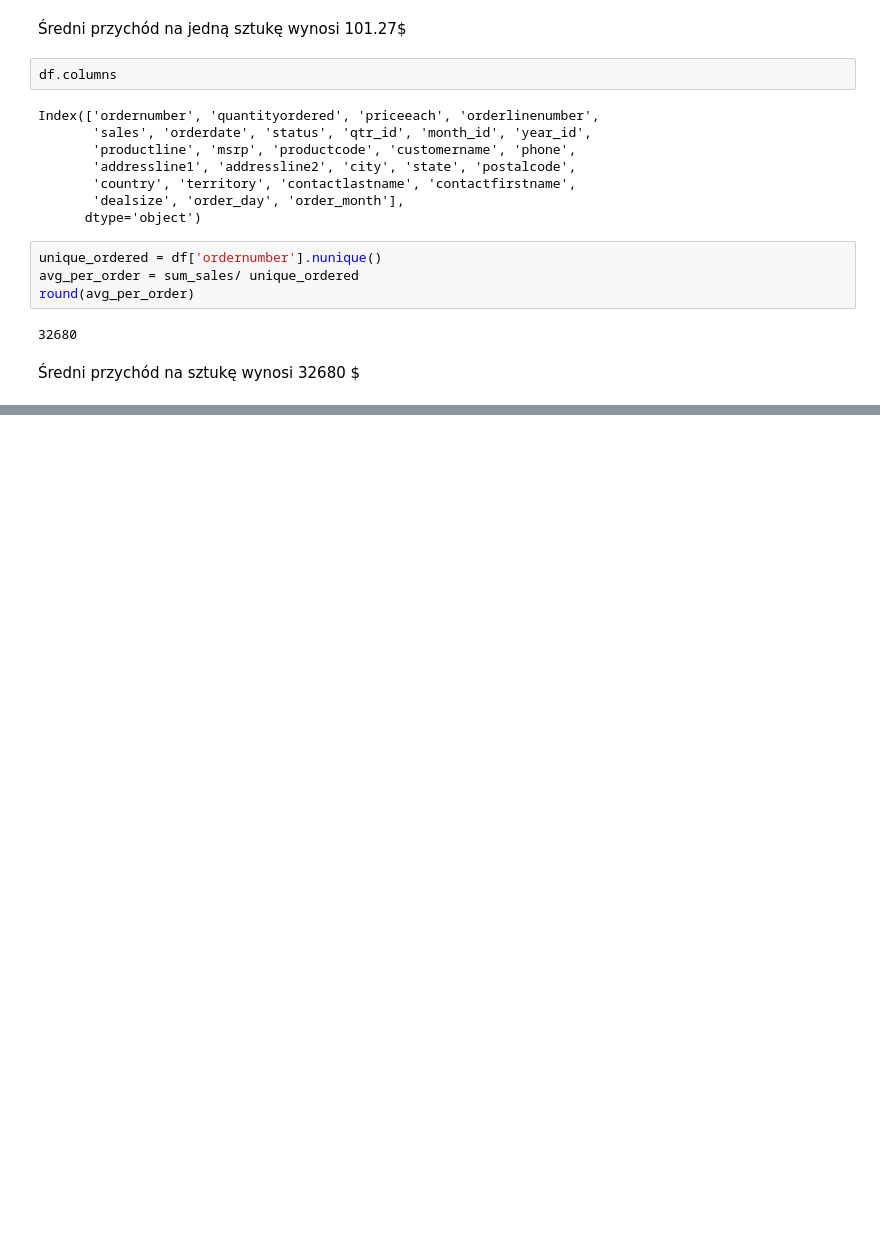
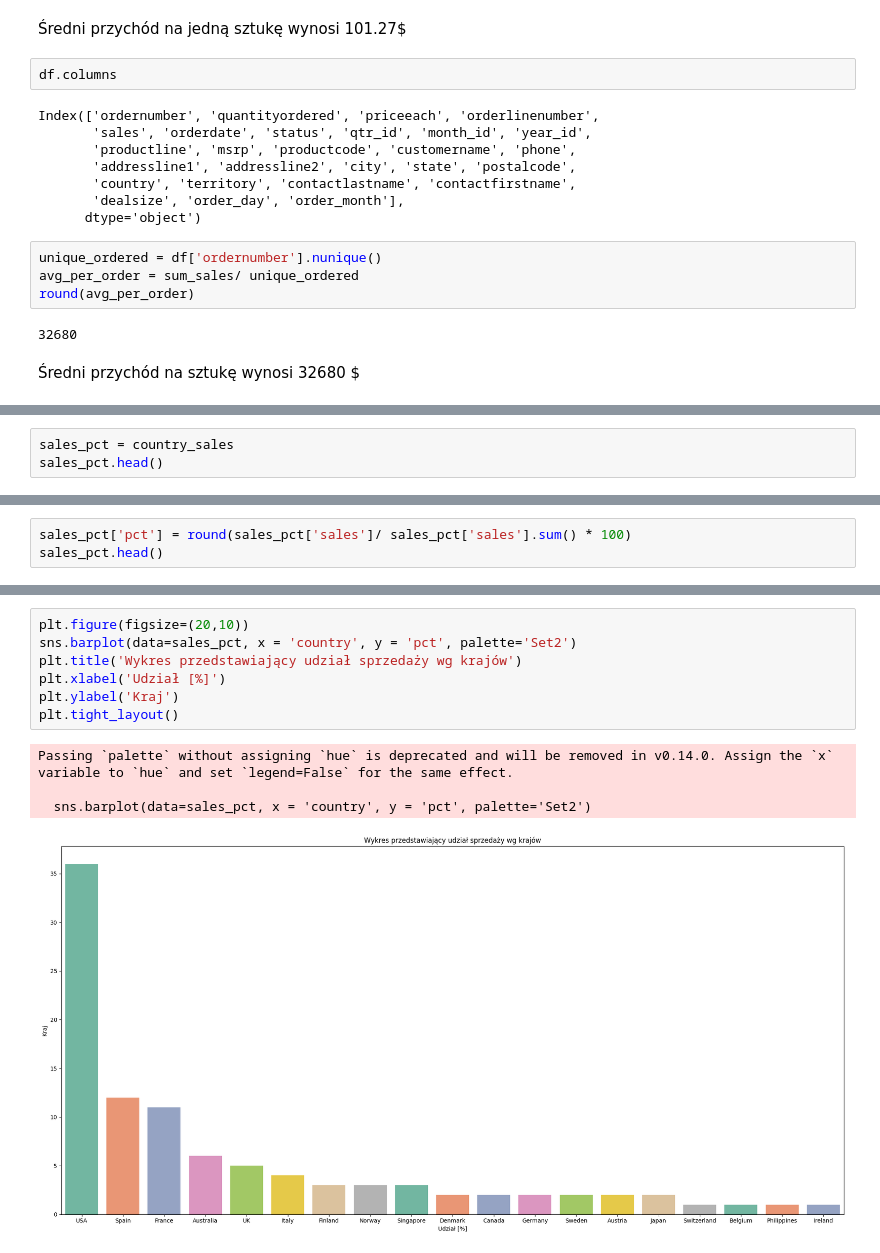
Before and after one commit to AdrianSchmidt96/mini-projects-adrian, a Jupyter notebook: data_analysis_sales/analysis.ipynb, the cells around one changed output, grey strips where cells are left out. Cells and saved outputs as stored; diff of their text form; blank space fills up the shorter version.

```diff
--- a/data_analysis_sales/analysis.ipynb
+++ b/data_analysis_sales/analysis.ipynb
@@ -285,0 +465,3 @@ round(avg_per_order)
+# %%
+sales_pct = country_sales
+sales_pct.head()
@@ -285,0 +475,3 @@ round(avg_per_order)
+# %%
+sales_pct['pct'] = round(sales_pct['sales']/ sales_pct['sales'].sum() * 100)
+sales_pct.head()
@@ -285,0 +485,12 @@ round(avg_per_order)
+# %%
+plt.figure(figsize=(20,10))
+sns.barplot(data=sales_pct, x = 'country', y = 'pct', palette='Set2')
+plt.title('Wykres przedstawiający udział sprzedaży wg krajów')
+plt.xlabel('Udział [%]')
+plt.ylabel('Kraj')
+plt.tight_layout()
+# %% [output]
+Passing `palette` without assigning `hue` is deprecated and will be removed in v0.14.0. Assign the `x` variable to `hue` and set `legend=False` for the same effect.
+
+  sns.barplot(data=sales_pct, x = 'country', y = 'pct', palette='Set2')
+[figure, added]
```
Also changed, not shown: parts of 22 cells of this notebook, 1 other file.
